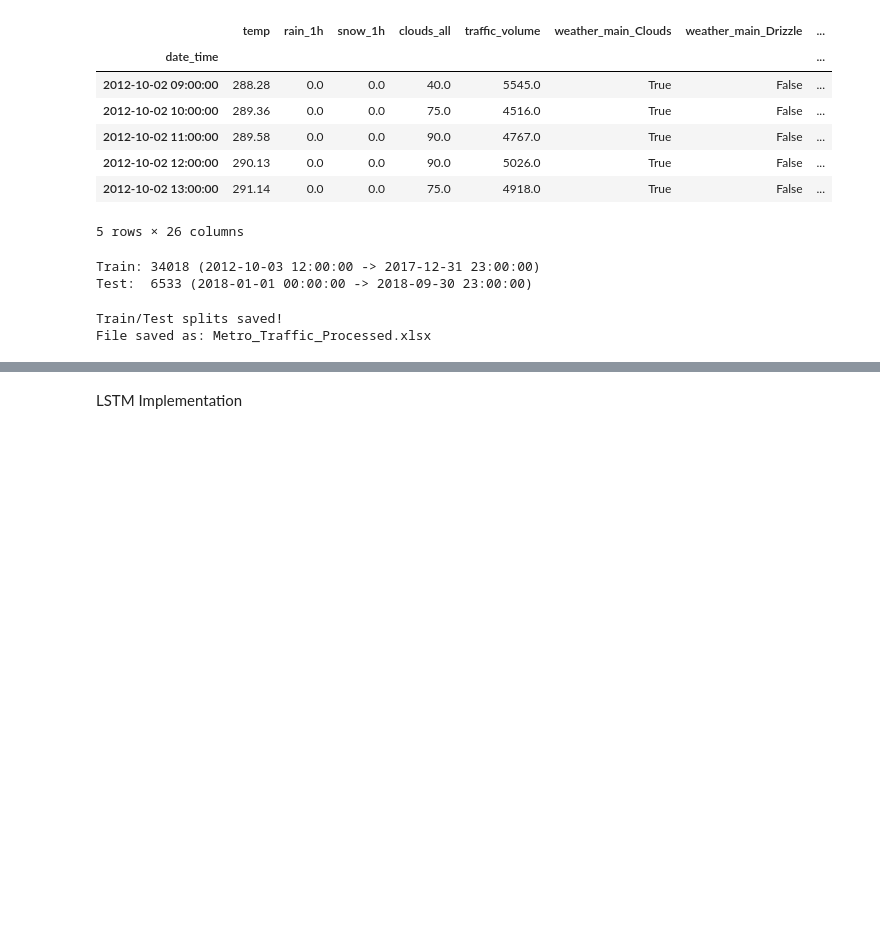
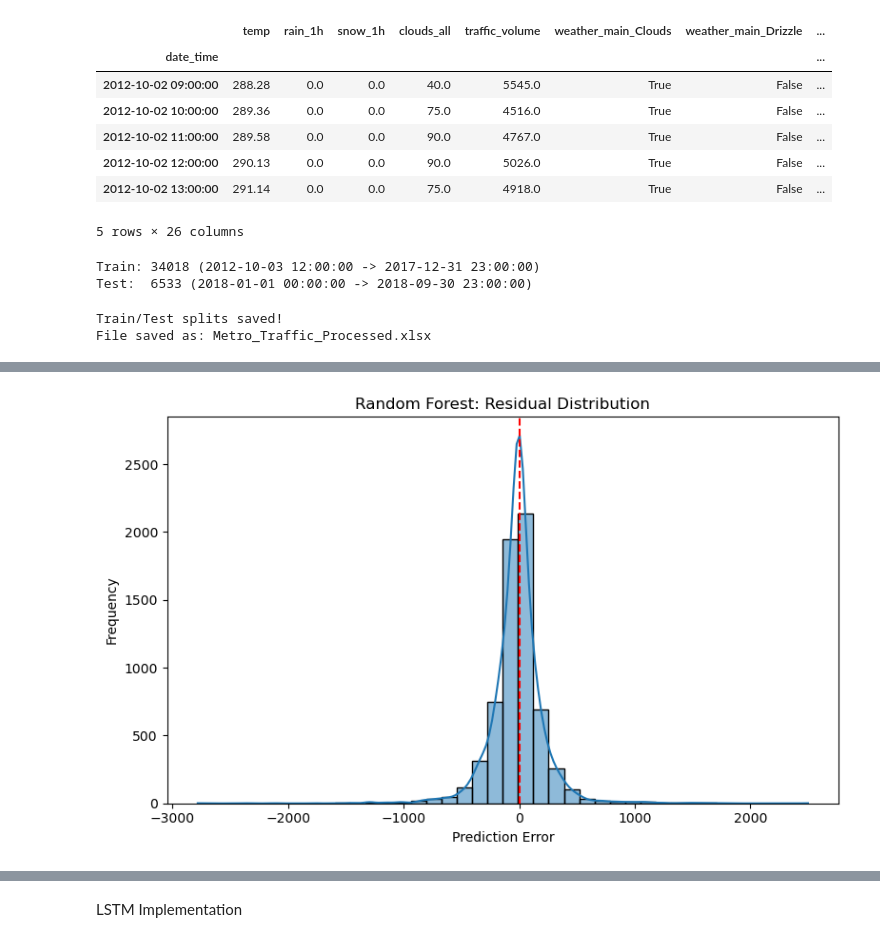
Before and after one commit to ViaBouvier/FinalProject, a Jupyter notebook: Data preprocessing.ipynb, the cells around one changed output, grey strips where cells are left out. Saved outputs shown, nothing was run; the diff lists cells and outputs as text; code cells hidden in the pictures; blank space fills up the shorter version.

Commit message:
adding rf visualizations

```diff
--- a/Data preprocessing.ipynb
+++ b/Data preprocessing.ipynb
@@ -167,0 +168,10 @@ R2 Score: 0.9856
+# %%
+import matplotlib.pyplot as plt
+import seaborn as sns
+
+results_df = X_test_df.copy()
+results_df["actual"] = y_test_df
+results_df["predicted"] = y_pred
+results_df["residual"] = results_df["actual"] - results_df["predicted"]
+
+results_df.head()
@@ -167,0 +187,12 @@ R2 Score: 0.9856
+# %%
+# residual distribution
+plt.figure(figsize=(8, 5))
+sns.histplot(results_df["residual"], bins=40, kde=True)
+plt.axvline(0, color="red", linestyle="--")
+plt.title("Random Forest: Residual Distribution")
+plt.xlabel("Prediction Error")
+plt.ylabel("Frequency")
+plt.tight_layout()
+plt.show()
+# %% [output]
+[figure, added]
```
Also changed, not shown: parts of 5 cells of this notebook.
